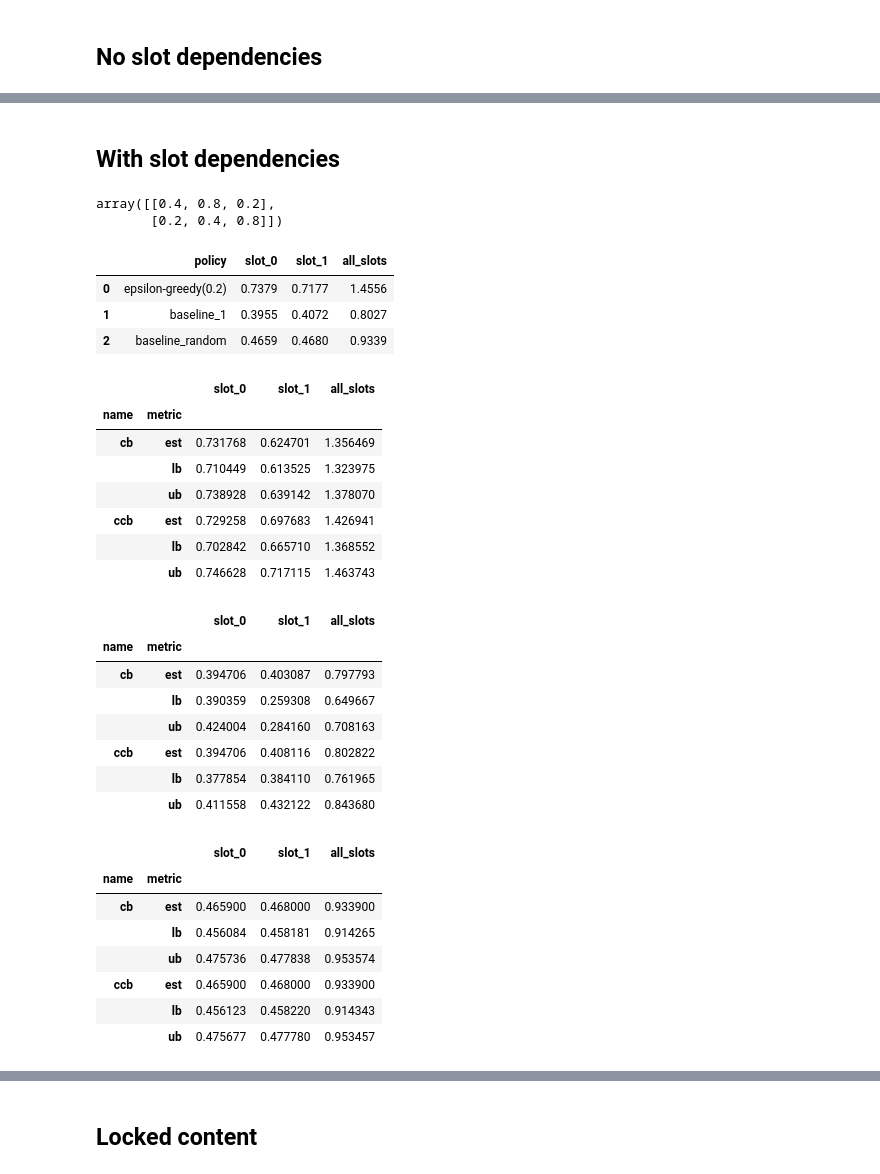
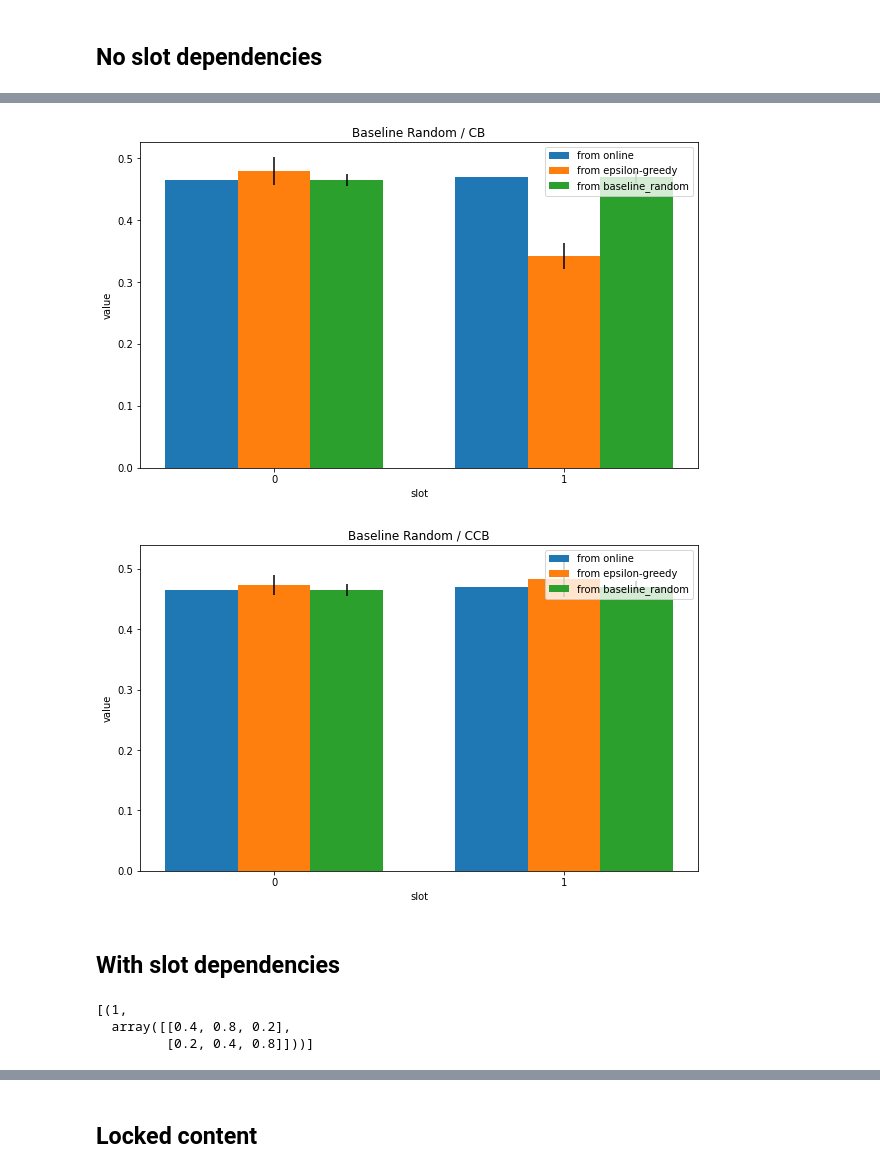
Before and after one commit to VowpalWabbit/estimators, a Jupyter notebook: ccb_eval.ipynb, the cells around one changed output, grey strips where cells are left out. Cells and saved outputs as stored; diff of their text form; code cells hidden in the pictures.

```diff
--- a/ccb_eval.ipynb
+++ b/ccb_eval.ipynb
@@ -263,3 +269,16 @@ sim_eg.cfe(alpha=0.05)
+# %%
+result = cfe_test(baseline_random(3), log_br, [log_eg, log_br])
+
+plt.figure(figsize=[10, 6])
+plt.title('Baseline Random / CB')
+grouped_barplot(result[result['metric'] != 'ccb'], 'slot', 'from', 'value', ['lb', 'ub'])
+
+plt.figure(figsize=[10, 6])
+plt.title('Baseline Random / CCB')
+grouped_barplot(result[result['metric'] != 'cb'], 'slot', 'from', 'value', ['lb', 'ub'])
+# %% [output]
+[figure, added]
+[figure, added]
 # %% [markdown]
 ## With slot dependencies
 # %%
@@ -286,59 +305,12 @@ epsilon_greedy = [
 ]
 # %%
 n = 10000
-sim_eg = CcbSimulation(n, [Traffic(rewards, epsilon_greedy)])
-sim_b1 = CcbSimulation(n, [Traffic(rewards, baseline_1(3))])
-sim_br = CcbSimulation(n, [Traffic(rewards, baseline_random(3))])
-rewards
+traffic = [(1, rewards)]
+log_eg = CcbSimulation(n, traffic, epsilon_greedy, 'epsilon-greedy')
+log_b1 = CcbSimulation(n, traffic, baseline_1(3), 'baseline_1')
+log_br = CcbSimulation(n, traffic, baseline_random(3), 'baseline_random')
+traffic
 # %% [output]
-array([[0.4, 0.8, 0.2],
-       [0.2, 0.4, 0.8]])
+[(1,
+  array([[0.4, 0.8, 0.2],
+         [0.2, 0.4, 0.8]]))]
-# %%
-simulation_stats = pd.DataFrame([
-    {'policy': f'epsilon-greedy({epsilon})', 'slot_0': sim_eg[sim_eg["slot"]==0]["r"].mean(), 'slot_1': sim_eg[sim_eg["slot"]==1]["r"].mean()},
-    {'policy': f'baseline_1', 'slot_0': sim_b1[sim_b1["slot"]==0]["r"].mean(), 'slot_1': sim_b1[sim_b1["slot"]==1]["r"].mean()},
-    {'policy': f'baseline_random', 'slot_0': sim_br[sim_br["slot"]==0]["r"].mean(), 'slot_1': sim_br[sim_br["slot"]==1]["r"].mean()},
-])
-simulation_stats['all_slots'] = simulation_stats['slot_0'] + simulation_stats['slot_1']
-simulation_stats
-# %% [output]
-|  | policy | slot_0 | slot_1 | all_slots |
-| 0 | epsilon-greedy(0.2) | 0.7379 | 0.7177 | 1.4556 |
-| 1 | baseline_1 | 0.3955 | 0.4072 | 0.8027 |
-| 2 | baseline_random | 0.4659 | 0.4680 | 0.9339 |
-# %%
-sim_br.predict(epsilon_greedy)
-sim_br.cfe(alpha=0.05)
-# %% [output]
-|  |  | slot_0 | slot_1 | all_slots |
-| name | metric |  |  |  |
-| cb | est | 0.731768 | 0.624701 | 1.356469 |
-|  | lb | 0.710449 | 0.613525 | 1.323975 |
-|  | ub | 0.738928 | 0.639142 | 1.378070 |
-| ccb | est | 0.729258 | 0.697683 | 1.426941 |
-|  | lb | 0.702842 | 0.665710 | 1.368552 |
-|  | ub | 0.746628 | 0.717115 | 1.463743 |
-# %%
-sim_br.predict(baseline_1(3))
-sim_br.cfe(alpha=0.05)
-# %% [output]
-|  |  | slot_0 | slot_1 | all_slots |
-| name | metric |  |  |  |
-| cb | est | 0.394706 | 0.403087 | 0.797793 |
-|  | lb | 0.390359 | 0.259308 | 0.649667 |
-|  | ub | 0.424004 | 0.284160 | 0.708163 |
-| ccb | est | 0.394706 | 0.408116 | 0.802822 |
-|  | lb | 0.377854 | 0.384110 | 0.761965 |
-|  | ub | 0.411558 | 0.432122 | 0.843680 |
-# %%
-sim_br.predict(baseline_random(3))
-sim_br.cfe(alpha=0.05)
-# %% [output]
-|  |  | slot_0 | slot_1 | all_slots |
-| name | metric |  |  |  |
-| cb | est | 0.465900 | 0.468000 | 0.933900 |
-|  | lb | 0.456084 | 0.458181 | 0.914265 |
-|  | ub | 0.475736 | 0.477838 | 0.953574 |
-| ccb | est | 0.465900 | 0.468000 | 0.933900 |
-|  | lb | 0.456123 | 0.458220 | 0.914343 |
-|  | ub | 0.475677 | 0.477780 | 0.953457 |
```
Also changed, not shown: parts of 36 cells of this notebook.
